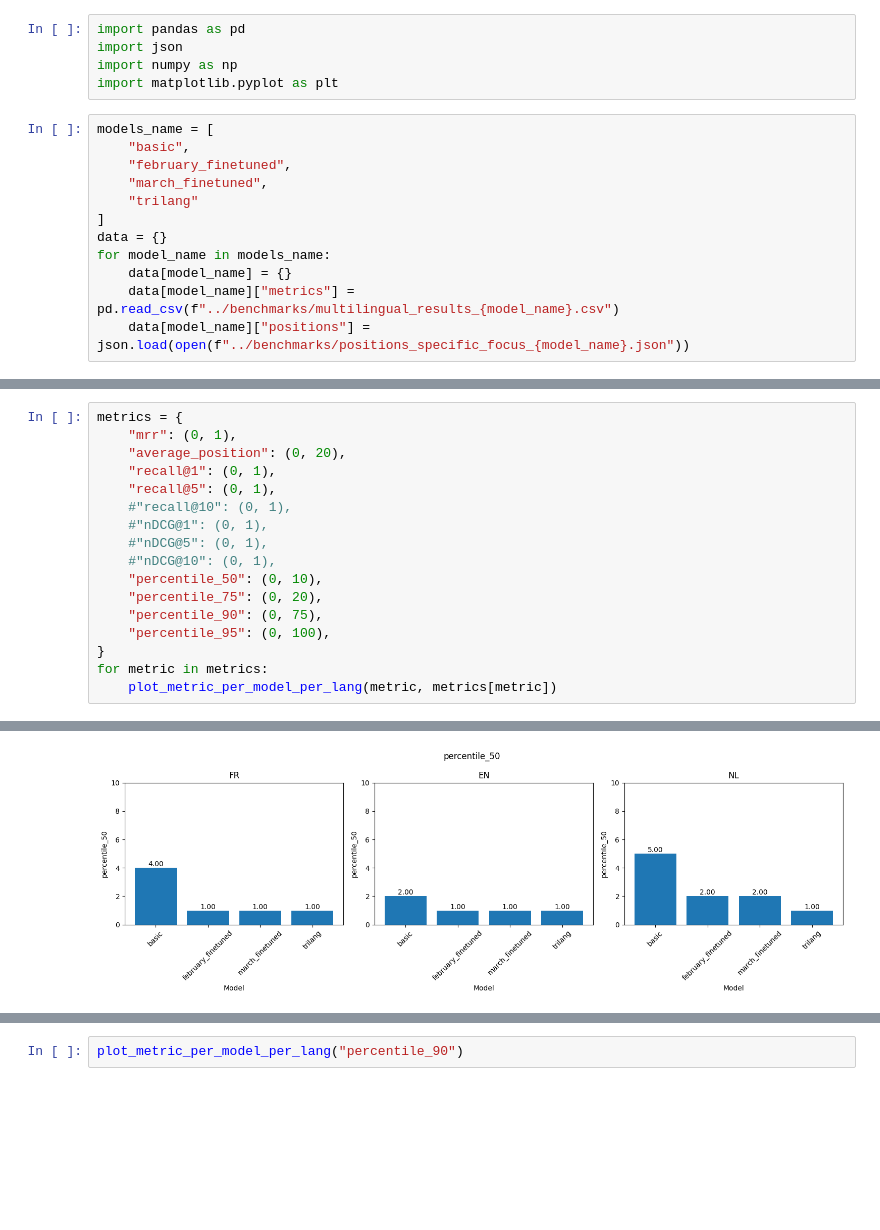
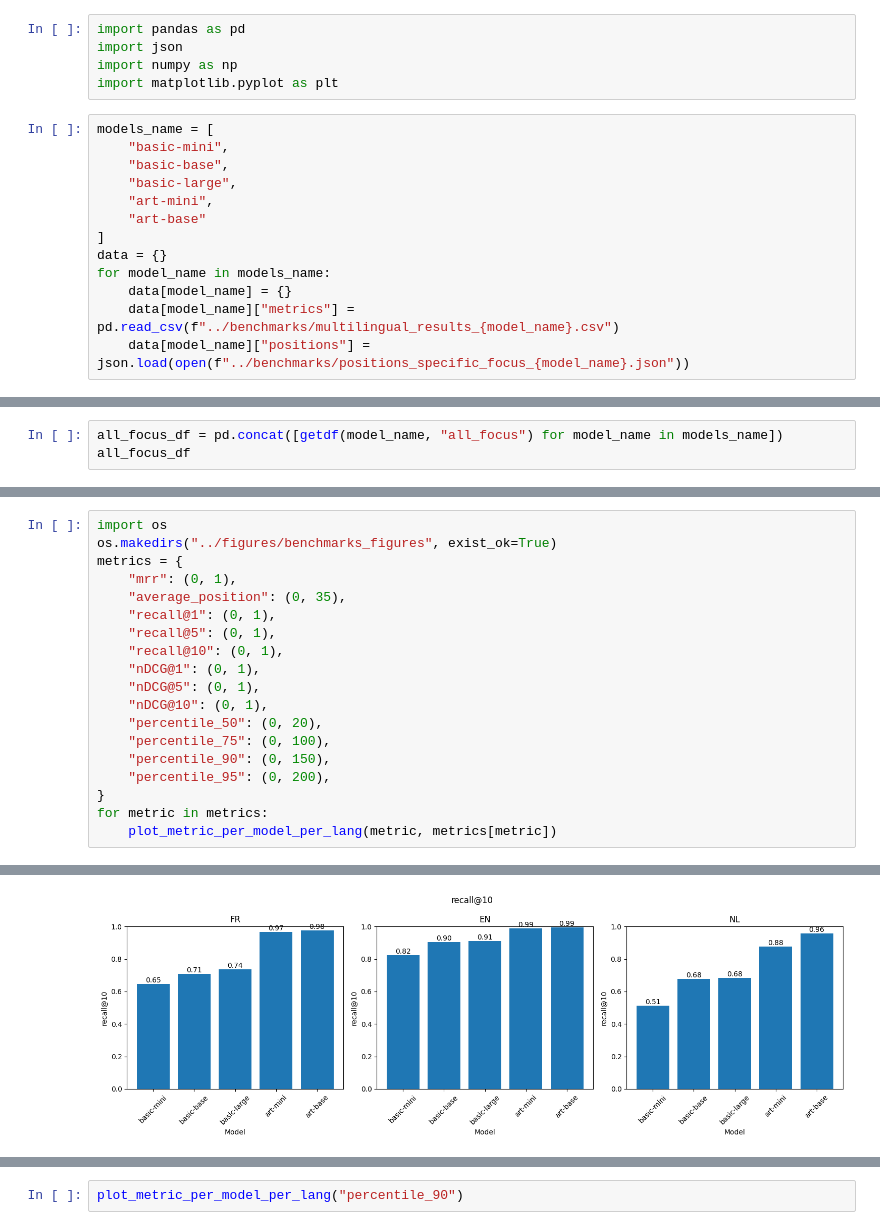
Before and after one commit to on-victorrijks/Museum-Search-Engine, a Jupyter notebook: public/notebooks/analyze_metrics_multilingual.ipynb, the cells around one changed output, grey strips where cells are left out. Drawn from its saved outputs; the diff is of its cells as text; blank space fills up the shorter version.

Commit message:
stats, graphs, fixes on keywords

```diff
--- a/public/notebooks/analyze_metrics_multilingual.ipynb
+++ b/public/notebooks/analyze_metrics_multilingual.ipynb
@@ -5,10 +5,11 @@ import numpy as np
 import matplotlib.pyplot as plt
 # %%
 models_name = [
-    "basic",
-    "february_finetuned",
-    "march_finetuned",
-    "trilang"
+    "basic-mini",
+    "basic-base",
+    "basic-large",
+    "art-mini",
+    "art-base"
 ]
 data = {}
 for model_name in models_name:
@@ -103,0 +156,3 @@ See the caveats in the documentation: https://pandas.pydata.org/pandas-docs/stab
+# %%
+all_focus_df = pd.concat([getdf(model_name, "all_focus") for model_name in models_name])
+all_focus_df
@@ -127,18 +205,20 @@ def plot_metric_per_model_per_lang(metric_name, y_lim=None):
     plt.show()
 # %%
+import os
+os.makedirs("../figures/benchmarks_figures", exist_ok=True)
 metrics = {
     "mrr": (0, 1),
-    "average_position": (0, 20),
+    "average_position": (0, 35),
     "recall@1": (0, 1),
     "recall@5": (0, 1),
-    #"recall@10": (0, 1),
-    #"nDCG@1": (0, 1),
-    #"nDCG@5": (0, 1),
-    #"nDCG@10": (0, 1),
-    "percentile_50": (0, 10),
-    "percentile_75": (0, 20),
-    "percentile_90": (0, 75),
-    "percentile_95": (0, 100),
+    "recall@10": (0, 1),
+    "nDCG@1": (0, 1),
+    "nDCG@5": (0, 1),
+    "nDCG@10": (0, 1),
+    "percentile_50": (0, 20),
+    "percentile_75": (0, 100),
+    "percentile_90": (0, 150),
+    "percentile_95": (0, 200),
 }
 for metric in metrics:
     plot_metric_per_model_per_lang(metric, metrics[metric])
@@ -150 +230 @@ for metric in metrics:
-[figure, old version]
+[figure, new version]
```
Also changed, not shown: parts of 11 cells of this notebook, 37 other files.
